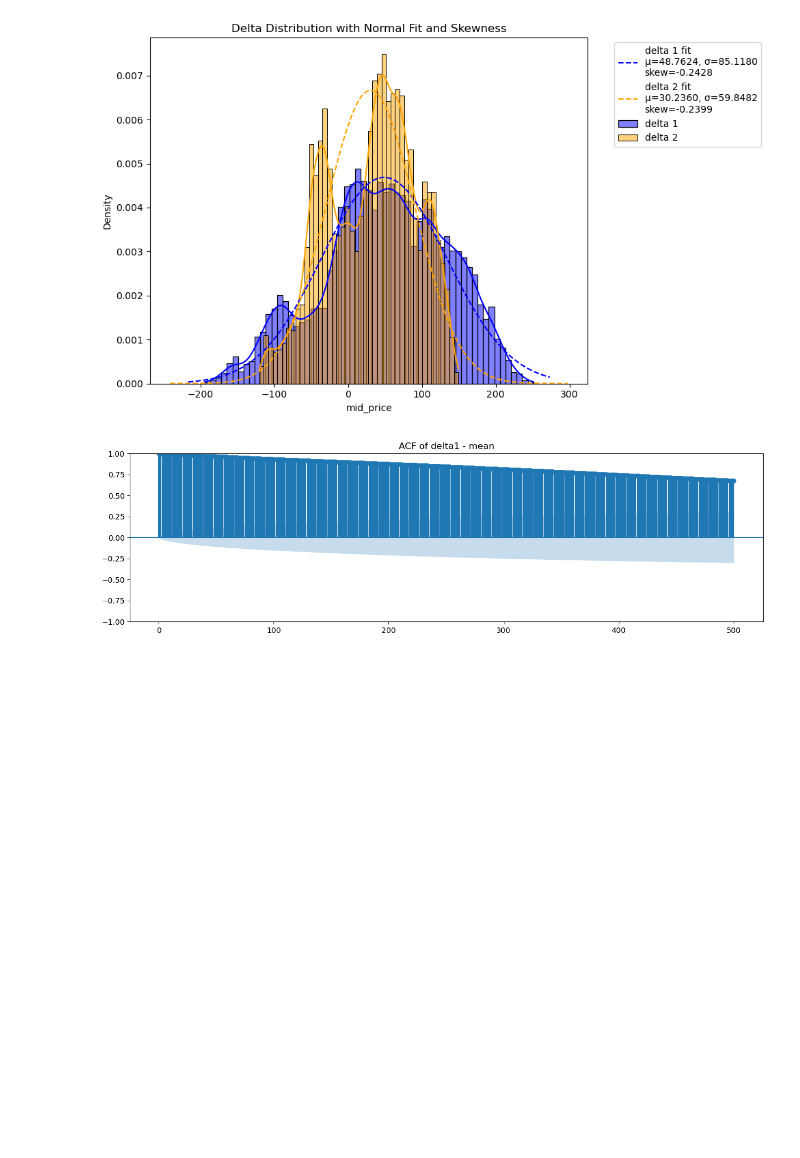
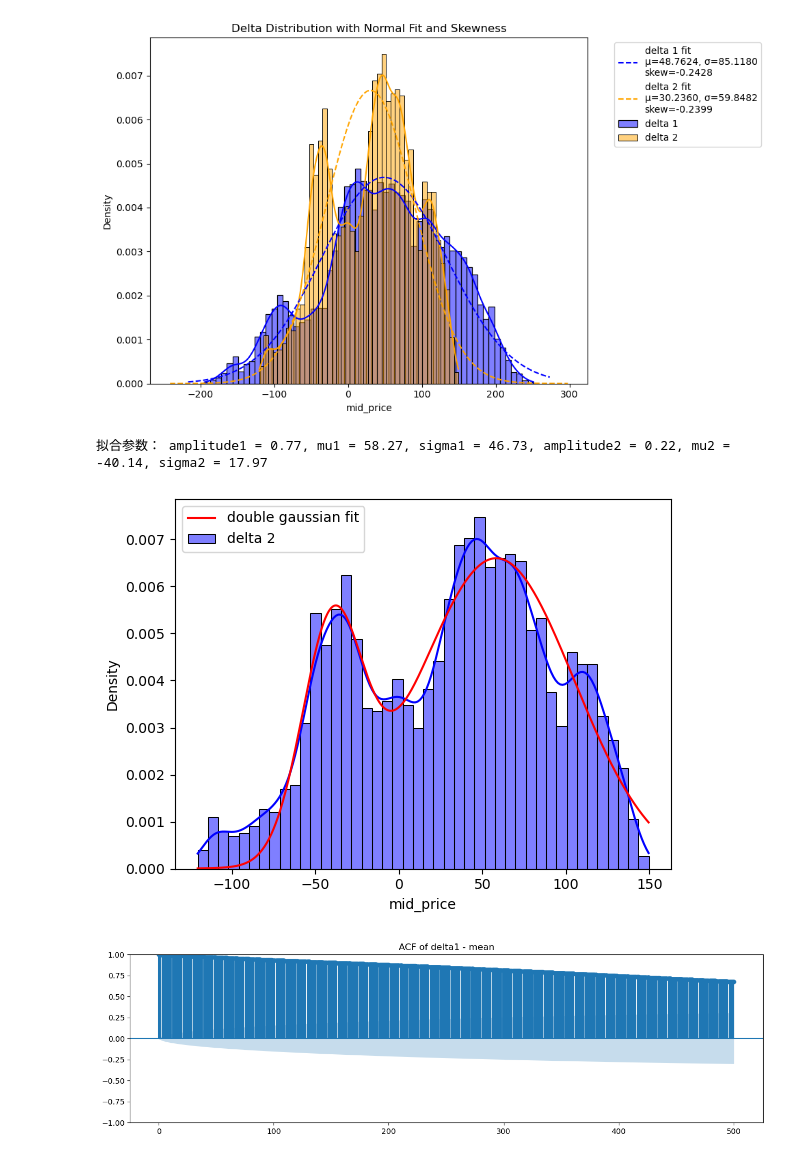
Before and after one commit to IMC-Prosperity-Granite-Flow/IMC_Prosperity3_GraniteFlow, a Jupyter notebook: src/analysis/round2/main.ipynb, the cells around one changed output. Drawn from its saved outputs; the diff is of its cells as text; code cells hidden in the pictures; blank space fills up the shorter version.

```diff
--- a/src/analysis/round2/main.ipynb
+++ b/src/analysis/round2/main.ipynb
@@ -167,6 +167,49 @@ plt.tight_layout()  # 自动调整子图参数
 plt.show()
 # %% [output]
 [figure]
+# %%
+import numpy as np
+import pandas as pd
+import matplotlib.pyplot as plt
+import seaborn as sns
+from scipy.optimize import curve_fit
+from scipy.stats import norm
+
+# 定义双正态分布函数
+def double_gaussian(x, amplitude1, mu1, sigma1, amplitude2, mu2, sigma2):
+    return (amplitude1 * norm.pdf(x, mu1, sigma1) +
+            amplitude2 * norm.pdf(x, mu2, sigma2))
+
+# 绘制原始数据的直方图
+sns.histplot(delta2, label='delta 2', kde=True, stat='density', color='blue')
+
+# 生成拟合用的 x 数据点
+x_data = np.linspace(delta2.min(), delta2.max(), 1000)
+
+# 使用 numpy 的 histogram 函数获取原始数据的直方图
+hist, bin_edges = np.histogram(delta2, bins=50, density=True)
+bin_centers = 0.5 * (bin_edges[1:] + bin_edges[:-1])
+
+# 初始猜测参数
+initial_guess = [1, delta2.mean(), delta2.std(), 1, delta2.mean(), delta2.std()]
+
+# 使用 curve_fit 进行拟合
+params, covariance = curve_fit(double_gaussian, bin_centers, hist, p0=initial_guess)
+print(f"拟合参数： amplitude1 = {params[0]:.2f}, mu1 = {params[1]:.2f}, sigma1 = {params[2]:.2f}, amplitude2 = {params[3]:.2f}, mu2 = {params[4]:.2f}, sigma2 = {params[5]:.2f}")
+# 生成拟合曲线
+y_data = double_gaussian(x_data, *params)
+
+# 绘制拟合曲线
+plt.plot(x_data, y_data, label='double gaussian fit', color='red')
+
+# 添加图例
+plt.legend()
+
+# 显示图形
+plt.show()
+# %% [output]
+拟合参数： amplitude1 = 0.77, mu1 = 58.27, sigma1 = 46.73, amplitude2 = 0.22, mu2 = -40.14, sigma2 = 17.97
+[figure, added]
 # %%
 import statsmodels.api as sm
 
```
Also changed, not shown: parts of 4 cells of this notebook, 3 other files.
